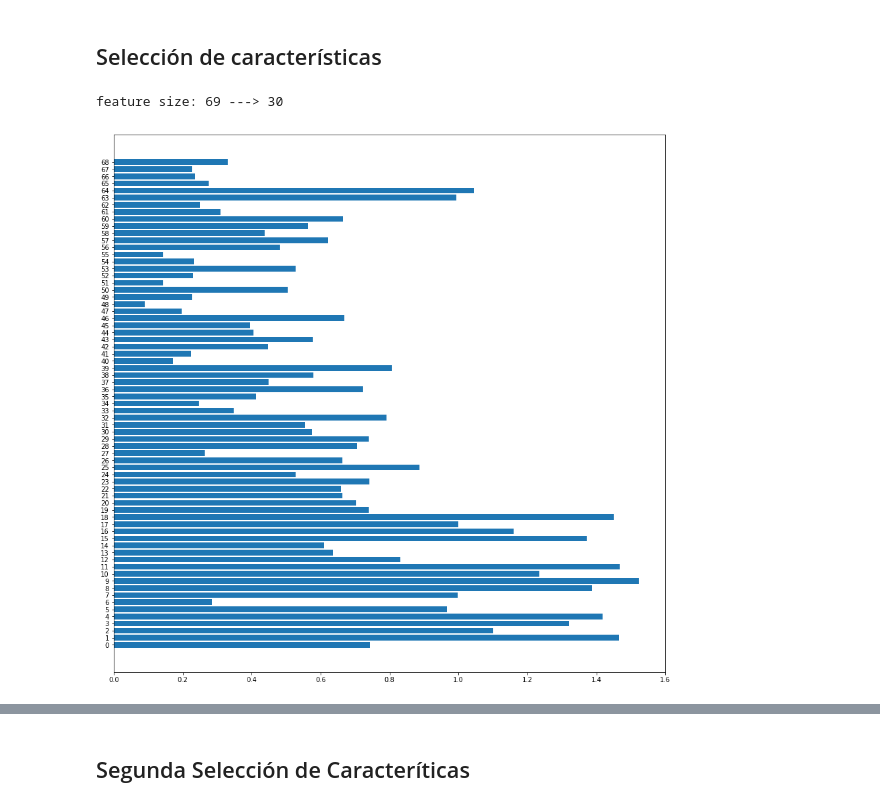
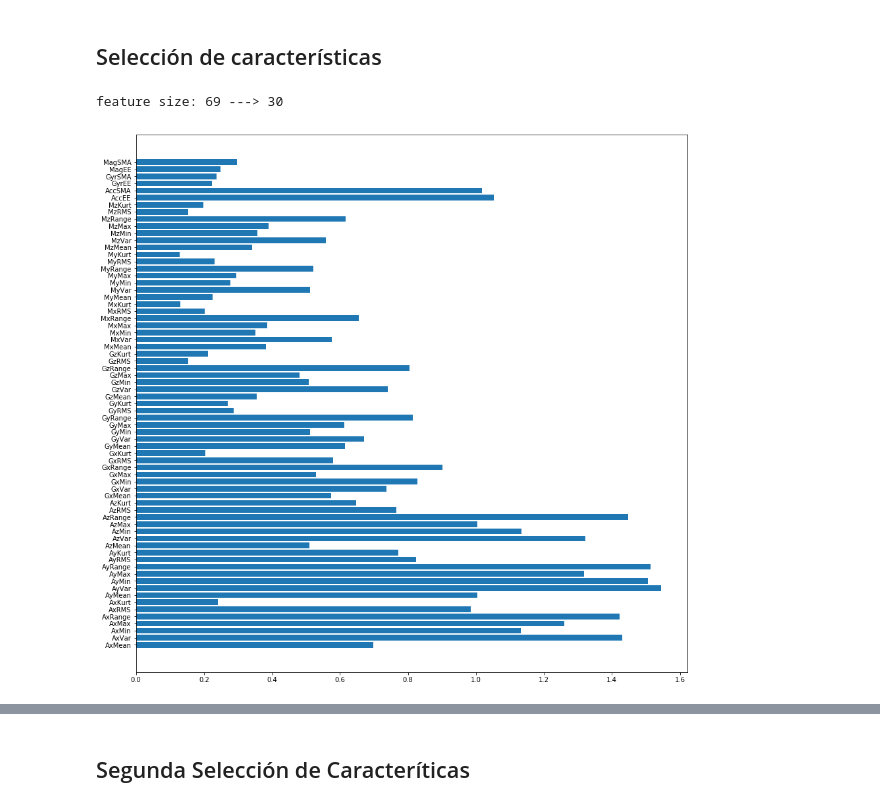
Before and after one commit to GioPais/Physical_activity_classifier, a Jupyter notebook: MarkIV.ipynb, the cells around one changed output, grey strips where cells are left out. Cells and saved outputs as stored; diff of their text form; code cells hidden in the pictures.

Commit message:
improvements to code structure and feature names are added

```diff
--- a/MarkIV.ipynb
+++ b/MarkIV.ipynb
@@ -13,6 +13,9 @@ import scipy as sci
 DIR='C:\Projects\Physical_activity_classifier/Smartphone_Dataset'
 xdata,ydata,error=[],[],[]
 Activities=['bike','climbing','descending','gymbike','jumping','running','standing','treadmill','walking']
+sensor_names=['Ax','Ay','Az','Gx','Gy','Gz','Mx','My','Mz']
+sensors_names=['Acc','Gyr','Mag']
+features_names=[]
 for suj in range(1,10):#######################10
     print('Extrayendo datos S0{}'.format(suj))
     for act in range(0,9):###################9
@@ -39,6 +42,7 @@ for suj in range(1,10):#######################10
                         RMS+=np.sqrt((1/d_size)*sensors[j][i]*sensors[j][i])
                     final_data.append(RMS)#RMS
                     final_data.append(sci.stats.kurtosis(sensors[j]))#Kurtosis
+
                 #-------------------Entropy----------------------
                 for j in range(0,9):
                     H=sci.stats.entropy(sensors[j])
@@ -71,6 +75,19 @@ x_val,y_val=[],[]
 x_test,y_test=[],[]
 
 x,x_test,y,y_test=train_test_split(xdata,ydata,test_size=0.2,shuffle=True)
+for j in range(0,9):
+    features_names.append(sensor_names[j]+'Mean')
+    features_names.append(sensor_names[j]+'Var')
+    features_names.append(sensor_names[j]+'Min')
+    features_names.append(sensor_names[j]+'Max')
+    features_names.append(sensor_names[j]+'Range')
+    features_names.append(sensor_names[j]+'RMS')
+    features_names.append(sensor_names[j]+'Kurt')
+for j in range(0,3):
+    features_names.append(sensors_names[j]+'EE')
+    features_names.append(sensors_names[j]+'SMA')
+print(features_names)
+print(len(features_names))
 # %% [output]
 Extrayendo datos S01
 Extrayendo datos S02
@@ -211,0 +202,12 @@ Clasificaciones exitosas: 85.71428571428571%
+# %%
+hl_s=[10,50,100,500] #hl_size_op=5000#(28+10)//2
+x_train,x_val,y_train,y_val=NN(x,y,hl_s)
+
+std_scale=skl.preprocessing.StandardScaler().fit(x_train)
+x_train_n = std_scale.transform(x_train)
+x_val_n = std_scale.transform(x_val)
+
+degs=[1,2,3]
+svm_poly(x_train_n,y_train,x_val_n,y_val,degs)
+
+NB(x_train_n,y_train,x_val_n,y_val)
@@ -214,15 +234,15 @@ Clasificaciones exitosas: 85.71428571428571%
 # %%
 from sklearn.feature_selection import SelectKBest, mutual_info_classif
 sel = SelectKBest(score_func=mutual_info_classif,k=30).fit(x_train, y_train)
 x2= sel.transform(x)
 print('feature size: {} ---> {}'.format(len(x[0]),len(x2[0])))
 scores=sel.scores_
 feature_s=len(x[0])
 features=np.arange(0,feature_s,1)
 plt.figure(figsize=(15,15))
 plt.barh(range(feature_s),scores)
-plt.yticks(range(feature_s),features)
+plt.yticks(range(feature_s),features_names)
 plt.show()
 # %% [output]
 feature size: 69 ---> 30
-[figure, old version]
+[figure, new version]
```
Also changed, not shown: parts of 22 cells of this notebook.
